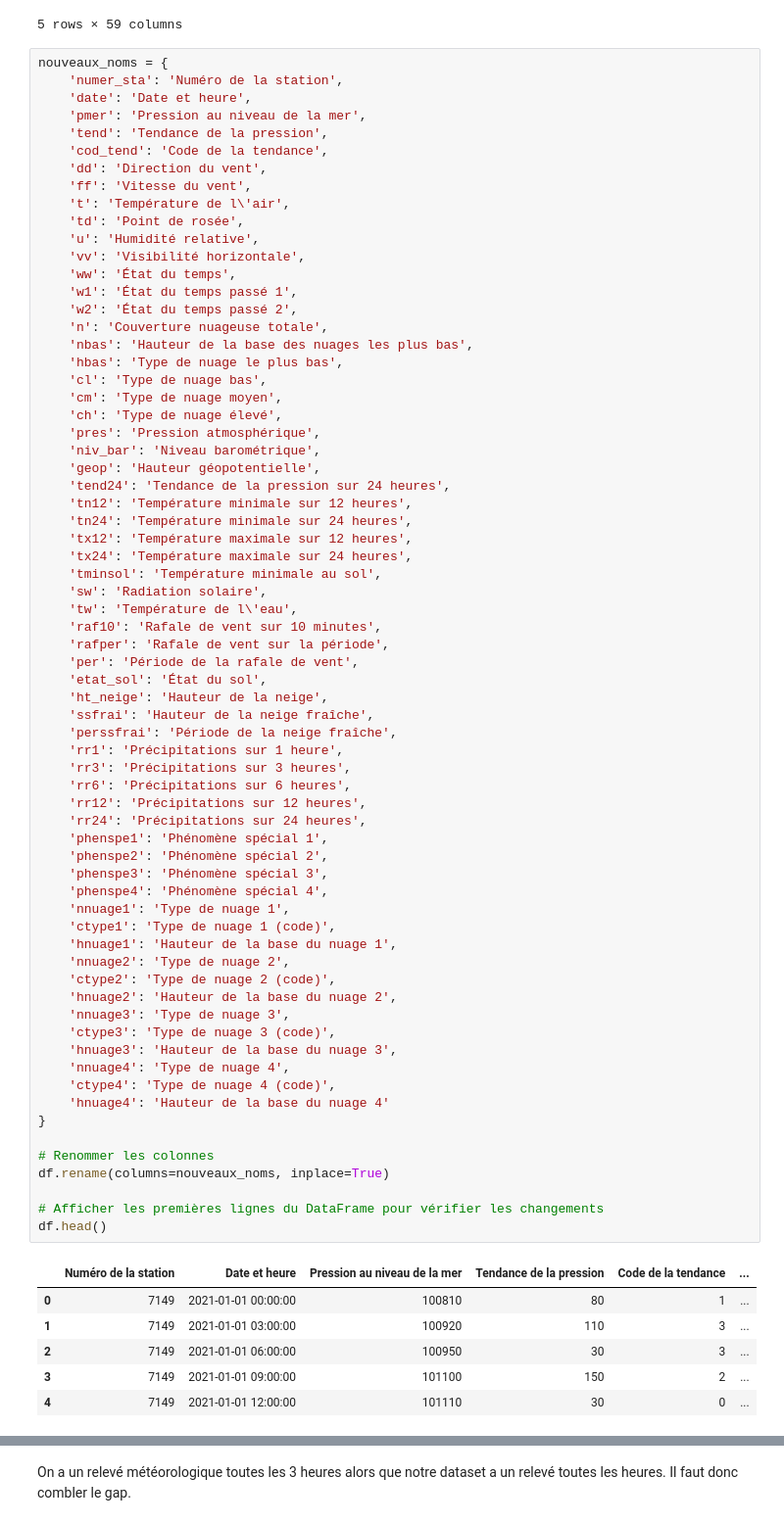
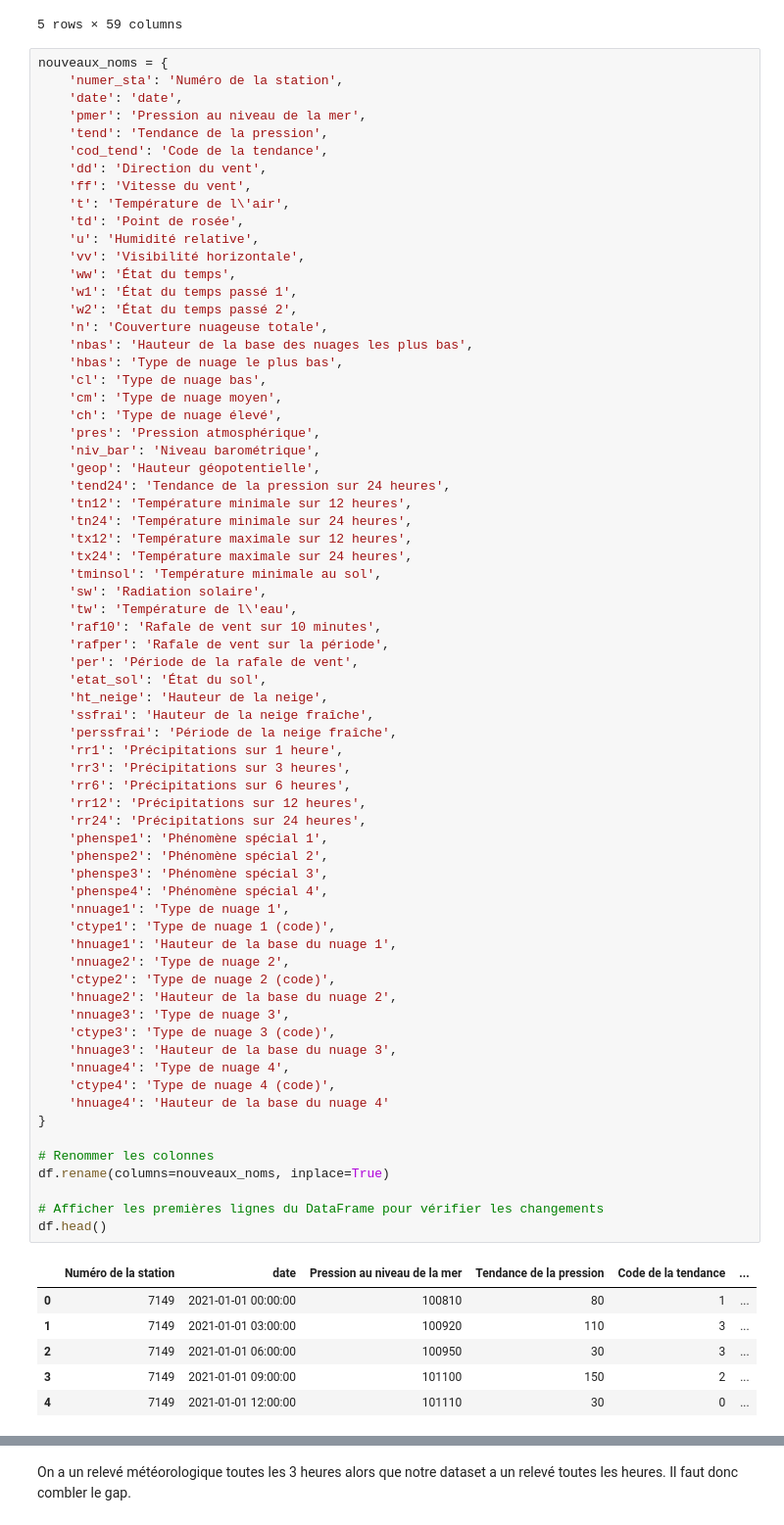
Before and after one commit to alexandreblivet/bike_counters_ac_team, a Jupyter notebook: external_data/Weather/Wheather_cleening.ipynb, the cells around one changed output, grey strips where cells are left out. Shown at 98% size. Saved outputs shown, nothing was run; the diff lists cells and outputs as text.

```diff
--- a/external_data/Weather/Wheather_cleening.ipynb
+++ b/external_data/Weather/Wheather_cleening.ipynb
@@ -15,7 +15,7 @@ df.head()
 # %%
 nouveaux_noms = {
     'numer_sta': 'Numéro de la station',
-    'date': 'Date et heure',
+    'date': 'date',
     'pmer': 'Pression au niveau de la mer',
     'tend': 'Tendance de la pression',
     'cod_tend': 'Code de la tendance',
@@ -54,34 +54,34 @@ nouveaux_noms = {
     'perssfrai': 'Période de la neige fraîche',
     'rr1': 'Précipitations sur 1 heure',
     'rr3': 'Précipitations sur 3 heures',
     'rr6': 'Précipitations sur 6 heures',
     'rr12': 'Précipitations sur 12 heures',
     'rr24': 'Précipitations sur 24 heures',
     'phenspe1': 'Phénomène spécial 1',
     'phenspe2': 'Phénomène spécial 2',
     'phenspe3': 'Phénomène spécial 3',
     'phenspe4': 'Phénomène spécial 4',
     'nnuage1': 'Type de nuage 1',
     'ctype1': 'Type de nuage 1 (code)',
     'hnuage1': 'Hauteur de la base du nuage 1',
     'nnuage2': 'Type de nuage 2',
     'ctype2': 'Type de nuage 2 (code)',
     'hnuage2': 'Hauteur de la base du nuage 2',
     'nnuage3': 'Type de nuage 3',
     'ctype3': 'Type de nuage 3 (code)',
     'hnuage3': 'Hauteur de la base du nuage 3',
     'nnuage4': 'Type de nuage 4',
     'ctype4': 'Type de nuage 4 (code)',
     'hnuage4': 'Hauteur de la base du nuage 4'
 }
 
 # Renommer les colonnes
 df.rename(columns=nouveaux_noms, inplace=True)
 
 # Afficher les premières lignes du DataFrame pour vérifier les changements
 df.head()
 # %% [output]
-|  | Numéro de la station | Date et heure | Pression au niveau de la mer | Tendance de la pression | Code de la tendance | ... |
+|  | Numéro de la station | date | Pression au niveau de la mer | Tendance de la pression | Code de la tendance | ... |
 | 0 | 7149 | 2021-01-01 00:00:00 | 100810 | 80 | 1 | ... |
 | 1 | 7149 | 2021-01-01 03:00:00 | 100920 | 110 | 3 | ... |
 | 2 | 7149 | 2021-01-01 06:00:00 | 100950 | 30 | 3 | ... |
```
Also changed, not shown: parts of 9 cells of this notebook, 3 other files.
